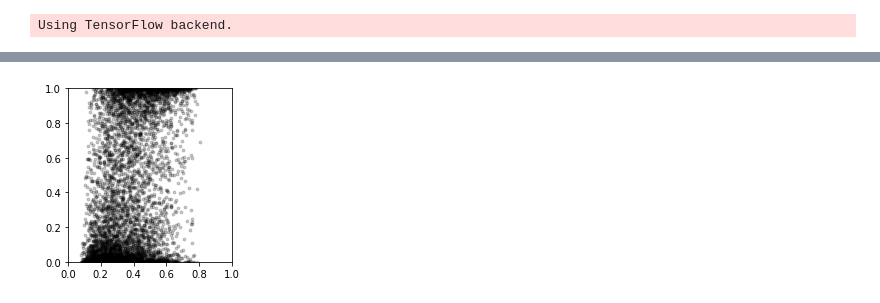
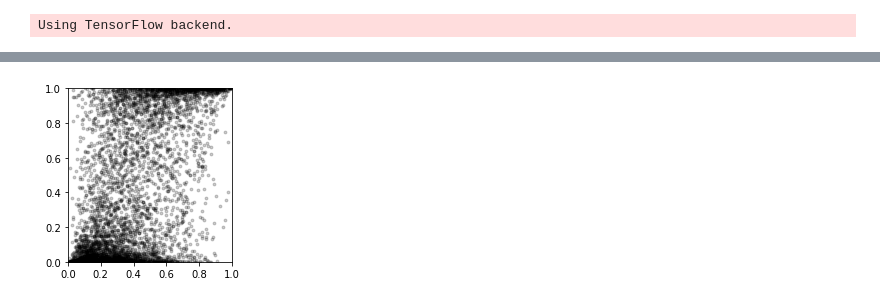
Before and after one commit to johli/aparent-resnet, a Jupyter notebook: analysis/multi_apa/eval_native_apa_multi_derti.ipynb, the cells around one changed output, grey strips where cells are left out. Drawn from its saved outputs; the diff is of its cells as text; code cells hidden in the pictures.

```diff
--- a/analysis/multi_apa/eval_native_apa_multi_derti.ipynb
+++ b/analysis/multi_apa/eval_native_apa_multi_derti.ipynb
@@ -143,17 +168,25 @@ min_total_count = 10
 m = m[:, :max_n_pas]
 l = l[:, :max_n_pas]
 c = c[:, :max_n_pas]
+hl = hl[:, :max_n_pas]
+hl_m = hl_m[:, :max_n_pas]
 
 total_c = np.sum(c, axis=-1)
 total_m = np.sum(m, axis=1)
 max_l = np.max(l, axis=1)
 
+m_cons = (np.sum(m, axis=-1) == np.sum(hl_m, axis=-1))
+
+has_a_rich = np.sum(a_rich, axis=-1)
+
 for model_ix in range(len(model_scores)) :
-    model_scores[model_ix] = model_scores[model_ix][((total_c > min_total_count) & (total_m >= 2)) & ((max_l >= 100.) & (max_l < 40000.)), :]
+    model_scores[model_ix] = model_scores[model_ix][((m_cons & (has_a_rich <= 0)) & (((total_c > min_total_count) & (total_m >= 2)) & ((max_l >= 50.) & (max_l < 40000.)))), :]
 
-m = m[((total_c > min_total_count) & (total_m >= 2)) & ((max_l >= 100.) & (max_l < 40000.)), :]
-l = l[((total_c > min_total_count) & (total_m >= 2)) & ((max_l >= 100.) & (max_l < 40000.)), :]
-c = c[((total_c > min_total_count) & (total_m >= 2)) & ((max_l >= 100.) & (max_l < 40000.)), ...]
+m = m[((m_cons & (has_a_rich <= 0)) & (((total_c > min_total_count) & (total_m >= 2)) & ((max_l >= 50.) & (max_l < 40000.)))), :]
+l = l[((m_cons & (has_a_rich <= 0)) & (((total_c > min_total_count) & (total_m >= 2)) & ((max_l >= 50.) & (max_l < 40000.)))), :]
+c = c[((m_cons & (has_a_rich <= 0)) & (((total_c > min_total_count) & (total_m >= 2)) & ((max_l >= 50.) & (max_l < 40000.)))), ...]
+hl = hl[((m_cons & (has_a_rich <= 0)) & (((total_c > min_total_count) & (total_m >= 2)) & ((max_l >= 50.) & (max_l < 40000.)))), ...]
+hl_m = hl_m[((m_cons & (has_a_rich <= 0)) & (((total_c > min_total_count) & (total_m >= 2)) & ((max_l >= 50.) & (max_l < 40000.)))), ...]
 
 y = c / np.sum(c, axis=1, keepdims=True)
 y[np.isnan(y)] = 0.
@@ -163,4 +196,7 @@ print("l.shape = " + str(l.shape))
 print("c.shape = " + str(c.shape))
 print("y.shape = " + str(y.shape))
 print("s.shape = " + str(model_scores[0].shape))
+print("")
+print("hl.shape = " + str(hl.shape))
+print("hl_m.shape = " + str(hl_m.shape))
 # %% [output]
@@ -198,26 +240,28 @@ for i in range(m.shape[0]) :
 # %%
 #Fit and evaluate regression / classification models on native measures
 
-def logistic_model_predict(s, m, l, w_prox_pas, w_prox_len, w_prox_bias, w_dist_pas, w_dist_len, w_dist_bias, dist_mask) :
+def logistic_model_predict(s, hl, m, l, w_prox_pas, w_prox_hl, w_prox_len, w_prox_bias, w_dist_pas, w_dist_hl, w_dist_len, w_dist_bias, dist_mask) :
 
-    prox_exp = np.exp(w_prox_pas * s + w_prox_len * l)
-    dist_exp = np.exp(w_dist_pas * s + w_dist_len * l)
+    prox_exp = np.exp(w_prox_pas * s + w_prox_hl * hl + w_prox_len * l)
+    dist_exp = np.exp(w_dist_pas * s + w_dist_hl * hl + w_dist_len * l)
 
     prox_score = np.sum(prox_exp * m * (1. - dist_mask), axis=1) + np.exp(w_prox_bias)
     dist_score = np.sum(dist_exp * m * dist_mask, axis=1) + np.exp(w_dist_bias)
 
     return dist_score / (dist_score + prox_score)
 
-def logistic_model_mse(w_bundle, s, m, l, dist_mask, y_true) :
+def logistic_model_mse(w_bundle, s, hl, m, l, dist_mask, y_true) :
 
     w_prox_pas = w_bundle[0]
-    w_prox_len = w_bundle[1]
-    w_prox_bias = w_bundle[2]
-    w_dist_pas = w_bundle[3]
-    w_dist_len = w_bundle[4]
-    w_dist_bias = w_bundle[5]
+    w_prox_hl = w_bundle[1]
+    w_prox_len = w_bundle[2]
+    w_prox_bias = w_bundle[3]
+    w_dist_pas = w_bundle[4]
+    w_dist_hl = w_bundle[5]
+    w_dist_len = w_bundle[6]
+    w_dist_bias = w_bundle[7]
 
-    y_pred = logistic_model_predict(s, m, l, w_prox_pas, w_prox_len, w_prox_bias, w_dist_pas, w_dist_len, w_dist_bias, dist_mask)
+    y_pred = logistic_model_predict(s, hl, m, l, w_prox_pas, w_prox_hl, w_prox_len, w_prox_bias, w_dist_pas, w_dist_hl, w_dist_len, w_dist_bias, dist_mask)
 
     y_pred_clip = np.clip(y_pred, 1e-7, 1. - 1e-7)
     y_true_clip = np.clip(y_true, 1e-7, 1. - 1e-7)
@@ -226,8 +270,46 @@ def logistic_model_mse(w_bundle, s, m, l, dist_mask, y_true) :
 
     return np.mean(kl)
 
+from sklearn.model_selection import KFold
+
+def cross_val_model(s, hl, m, l, dist_mask, y_true, use_saluki=False, n_folds=10) :
+
+    kf = KFold(n_splits=n_folds)
+
+    y_pred = np.zeros(y_true.shape)
+
+    for fold_ix, [train_index, test_index] in enumerate(kf.split(s)) :
+
+        s_train, s_test = s[train_index], s[test_index]
+        hl_train, hl_test = hl[train_index], hl[test_index]
+        m_train, m_test = m[train_index], m[test_index]
+        l_train, l_test = l[train_index], l[test_index]
+        dist_mask_train, dist_mask_test = dist_mask[train_index], dist_mask[test_index]
+        y_true_train = y_true[train_index]
+
+        w0 = np.zeros(8)
+
+        res = minimize(logistic_model_mse, w0, args=(s_train, hl_train if use_saluki else 0., m_train, l_train, dist_mask_train, y_true_train), method='BFGS', options={'disp': False})
+
+        w_prox_pas = res.x[0]
+        w_prox_hl = res.x[1]
+        w_prox_len = res.x[2]
+        w_prox_bias = res.x[3]
+        w_dist_pas = res.x[4]
+        w_dist_hl = res.x[5]
+        w_dist_len = res.x[6]
+        w_dist_bias = res.x[7]
+
+        if fold_ix == 0 :
+            print(res.x)
+
+        y_pred[test_index] = logistic_model_predict(s_test, hl_test if use_saluki else 0., m_test, l_test, w_prox_pas, w_prox_hl, w_prox_len, w_prox_bias, w_dist_pas, w_dist_hl, w_dist_len, w_dist_bias, dist_mask_test)
+
+    return y_pred
+
 model_spearman_rs = np.zeros(len(model_scores))
 model_aps = np.zeros(len(model_scores))
+model_y_dist_preds = np.zeros((y_dist.shape[0], len(model_scores)))
 
 for model_ix in range(len(model_scores)) :
 
@@ -235,18 +317,7 @@ for model_ix in range(len(model_scores)) :
 
     s = model_scores[model_ix]
 
-    w0 = np.zeros(6)
-
-    res = minimize(logistic_model_mse, w0, args=(s, m, l, dist_mask, y_dist), method='BFGS', options={'disp': True})
-
-    w_prox_pas = res.x[0]
-    w_prox_len = res.x[1]
-    w_prox_bias = res.x[2]
-    w_dist_pas = res.x[3]
-    w_dist_len = res.x[4]
-    w_dist_bias = res.x[5]
-
-    y_dist_pred = logistic_model_predict(s, m, l, w_prox_pas, w_prox_len, w_prox_bias, w_dist_pas, w_dist_len, w_dist_bias, dist_mask)
+    y_dist_pred = cross_val_model(s, hl, m, l, dist_mask, y_dist, use_saluki=use_saluki[model_ix], n_folds=20)
 
     spearman_r_val, _ = spearmanr(y_dist_pred, y_dist)
     model_spearman_rs[model_ix] = spearman_r_val
@@ -255,6 +326,7 @@ for model_ix in range(len(model_scores)) :
 
     ap = average_precision_score(y_labels, y_dist_pred)
     model_aps[model_ix] = ap
+    model_y_dist_preds[:, model_ix] = y_dist_pred[:]
 
     print("Spearman r = " + str(round(spearman_r_val, 3)))
     print("AP = " + str(round(ap, 2)))
@@ -302 +365 @@ n = 6156
-[figure, old version]
+[figure, new version]
```
Also changed, not shown: parts of 6 cells of this notebook, 21 other files.
